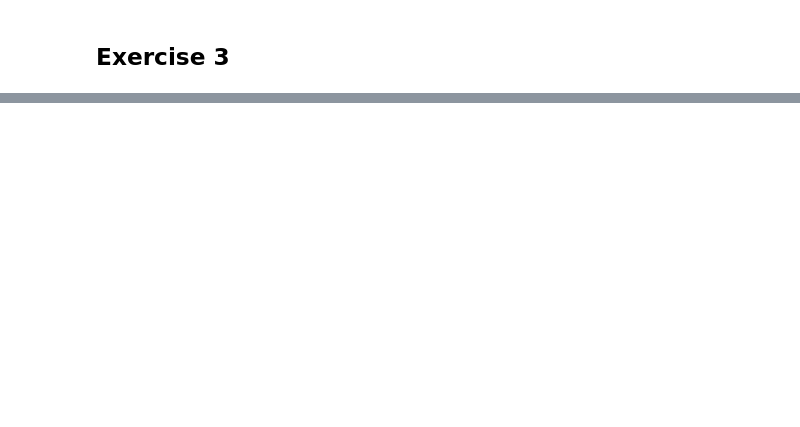
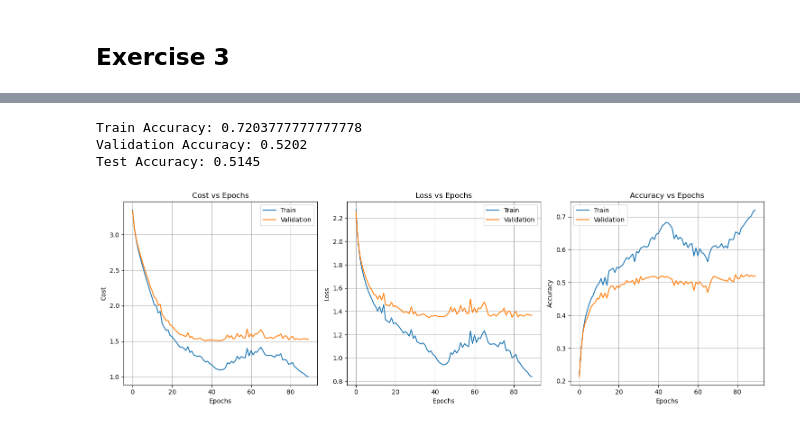
Before and after one commit to ttperr/DD2424-DL-KTH, a Jupyter notebook: Assignment3/Assignment3.ipynb, the cells around one changed output, grey strips where cells are left out. Saved outputs shown, nothing was run; the diff lists cells and outputs as text; code cells hidden in the pictures; blank space fills up the shorter version.

```diff
--- a/Assignment3/Assignment3.ipynb
+++ b/Assignment3/Assignment3.ipynb
@@ -685,0 +720,14 @@ Biggest relative error for b for every layer: [0.04252063223183781, 4.7437477636
+# %%
+classifier = ClassifierBN(X_train, X_val, X_test, Y_train,
+                          Y_val, Y_test, y_train, y_val, y_test, lambda_=.005, device=device)
+classifier.preprocess()
+classifier.initialize_weights([50, 50], initialization='He')
+classifier.mini_batch_gd_BN_cyclic(
+    batch_size=batch_size, n_s=5 * batch_size, n_cycles=2)
+# %%
+classifier.plot_costs_acc()
+# %% [output]
+Train Accuracy: 0.7203777777777778
+Validation Accuracy: 0.5202
+Test Accuracy: 0.5145
+[figure, added]
```
Also changed, not shown: parts of 31 cells of this notebook.
